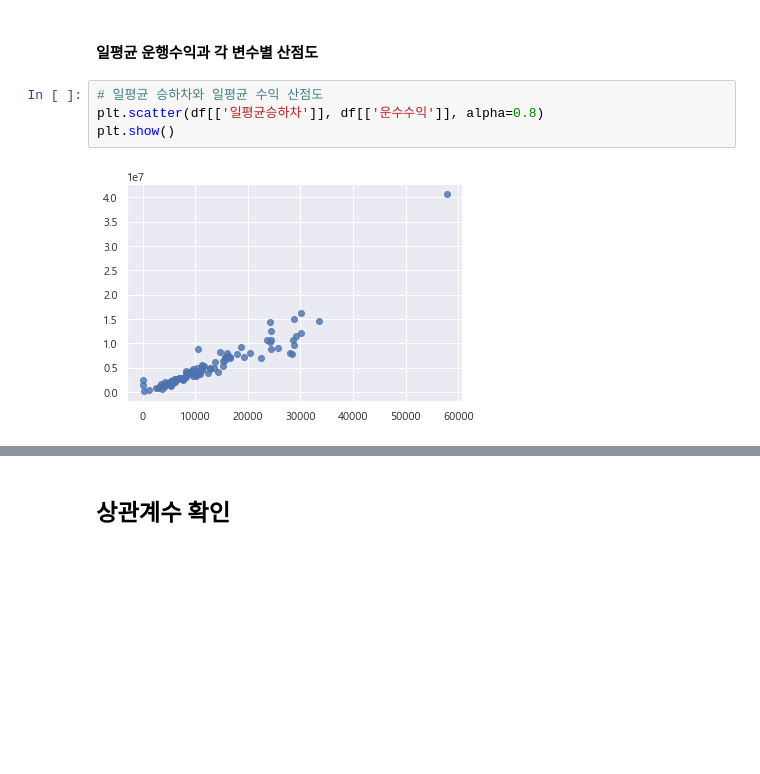
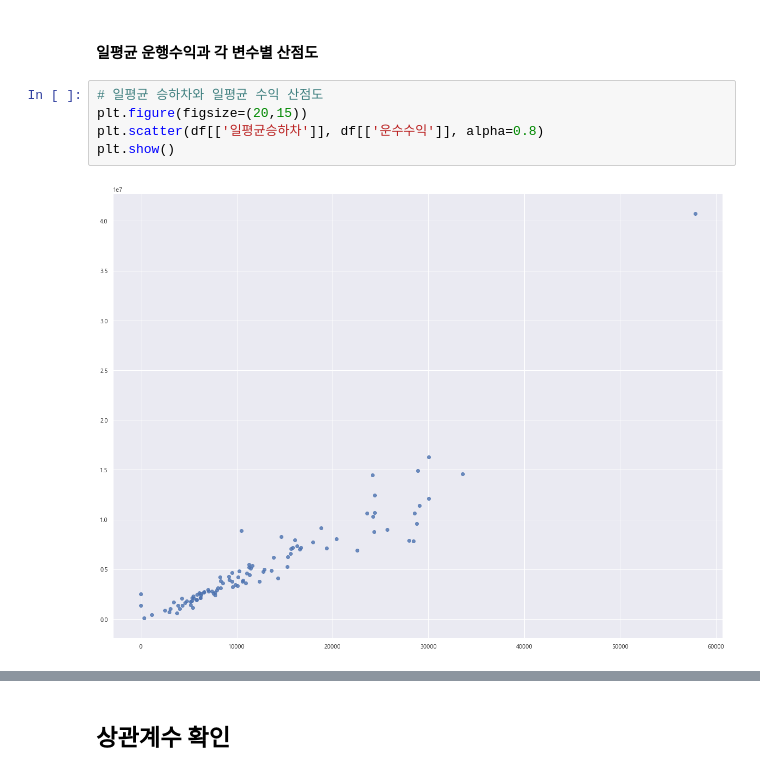
Before and after one commit to Busan-Bigdata-analysis/storage, a Jupyter notebook: analysis/Multiple_LR_renew.ipynb, the cells around one changed output, grey strips where cells are left out. Cells and saved outputs as stored; diff of their text form; blank space fills up the shorter version.

```diff
--- a/analysis/Multiple_LR_renew.ipynb
+++ b/analysis/Multiple_LR_renew.ipynb
@@ -57,9 +57,10 @@ plt.show()
 #### 일평균 운행수익과 각 변수별 산점도
 # %%
 # 일평균 승하차와 일평균 수익 산점도
+plt.figure(figsize=(20,15))
 plt.scatter(df[['일평균승하차']], df[['운수수익']], alpha=0.8)
 plt.show()
 # %% [output]
-[figure, old version]
+[figure, new version]
 # %%
 # 사업체수와 일평균 수익 산점도
```
Also changed, not shown: parts of 78 cells of this notebook, 1 other file.
